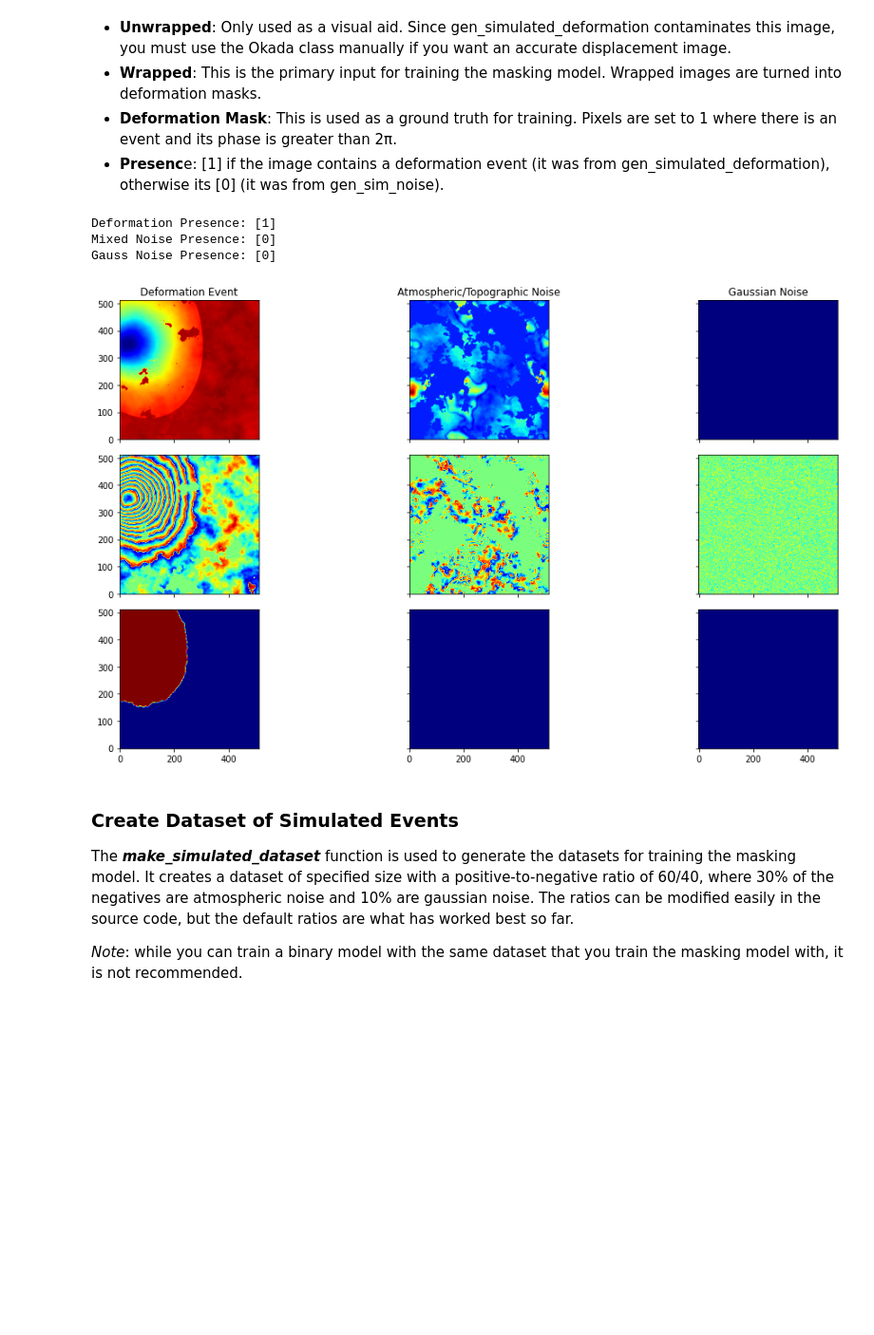
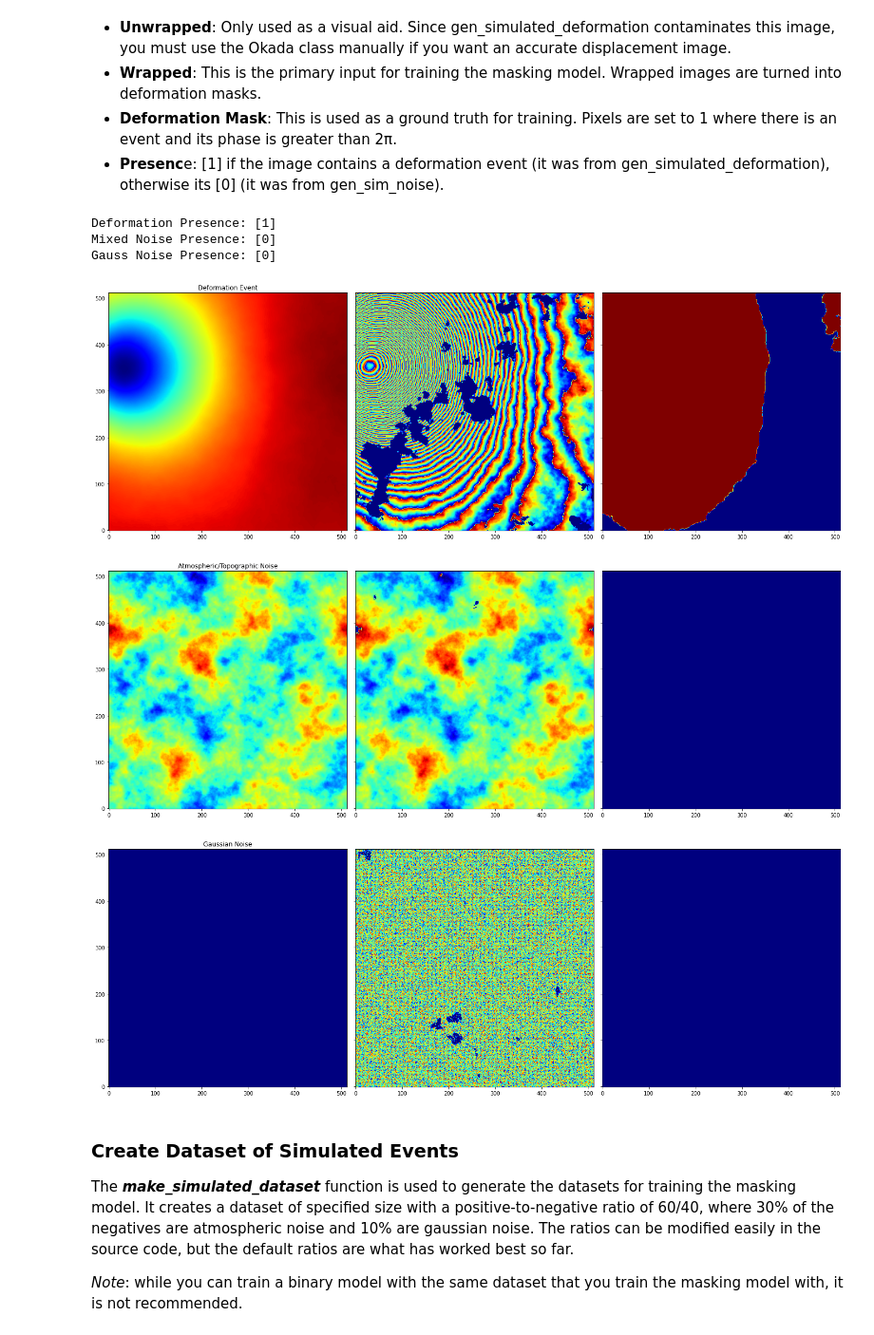
Before and after one commit to asfadmin/AI-Event-Monitoring, a Jupyter notebook: notebooks/model_creation.ipynb, the cells around one changed output. Shown at 95% size. Cells and saved outputs as stored; diff of their text form; code cells hidden in the pictures; blank space fills up the shorter version.

```diff
--- a/notebooks/model_creation.ipynb
+++ b/notebooks/model_creation.ipynb
@@ -29,4 +29,4 @@ from src.training  import train
 from src.inference import mask_simulated, plot_imgs
 from src.sarsim    import gen_simulated_deformation, gen_sim_noise
 
-plt.rcParams['figure.figsize']  = (16,8)
+plt.rcParams['figure.figsize']  = (20,10)
@@ -57,39 +61,41 @@ unwrapped_mix, masked_mix, wrapped_mix, presence_mix = gen_sim_noise(
 unwrapped_gsn, masked_gsn, wrapped_gsn, presence_gsn = gen_sim_noise(
     seed          = seed,
     tile_size     = tile_size,
     gaussian_only = True
 )
 
 print(f"Deformation Presence: {presence_def}")
 print(f"Mixed Noise Presence: {presence_mix}")
 print(f"Gauss Noise Presence: {presence_gsn}")
 
-_, [
-    [axs_unwrapped_def, axs_unwrapped_mix, axs_unwrapped_gsn],
-    [axs_wrapped_def, axs_wrapped_mix, axs_wrapped_gsn],
-    [axs_mask_def, axs_mask_mix, axs_mask_gsn]
-   ] = plt.subplots(3, 3, sharex=True, sharey=True, tight_layout=True)
+_, [axs_unwrapped_def, axs_wrapped_def, axs_mask_def] = plt.subplots(1, 3, sharex=True, sharey=True, tight_layout=True)
+
+_, [axs_unwrapped_mix, axs_wrapped_mix, axs_mask_mix] = plt.subplots(1, 3, sharex=True, sharey=True, tight_layout=True)
+
+_, [axs_unwrapped_gsn, axs_wrapped_gsn, axs_mask_gsn] = plt.subplots(1, 3, sharex=True, sharey=True, tight_layout=True)
 
 axs_unwrapped_def.set_title("Deformation Event")
 axs_unwrapped_mix.set_title("Atmospheric/Topographic Noise")
 axs_unwrapped_gsn.set_title("Gaussian Noise")
 
 axs_unwrapped_def.imshow(unwrapped_def, origin='lower', cmap='jet')
 axs_unwrapped_mix.imshow(unwrapped_mix, origin='lower', cmap='jet')
 axs_unwrapped_gsn.imshow(unwrapped_gsn, origin='lower', cmap='jet')
 axs_wrapped_def.imshow(wrapped_def, origin='lower', cmap='jet')
 axs_wrapped_mix.imshow(wrapped_mix, origin='lower', cmap='jet')
 axs_wrapped_gsn.imshow(wrapped_gsn, origin='lower', cmap='jet')
 axs_mask_def.imshow(masked_def, origin='lower', cmap='jet', vmin=0.0, vmax=1.0)
 axs_mask_mix.imshow(masked_mix, origin='lower', cmap='jet', vmin=0.0, vmax=1.0)
 axs_mask_gsn.imshow(masked_gsn, origin='lower', cmap='jet', vmin=0.0, vmax=1.0)
 
 plt.show()
 # %% [output]
 Deformation Presence: [1]
 Mixed Noise Presence: [0]
 Gauss Noise Presence: [0]
-[figure, old version]
+[figure, new version]
+[figure, added]
+[figure, added]
 # %% [markdown]
 ### Create Dataset of Simulated Events
 
```
Also changed, not shown: parts of 11 cells of this notebook, 6 other files.
